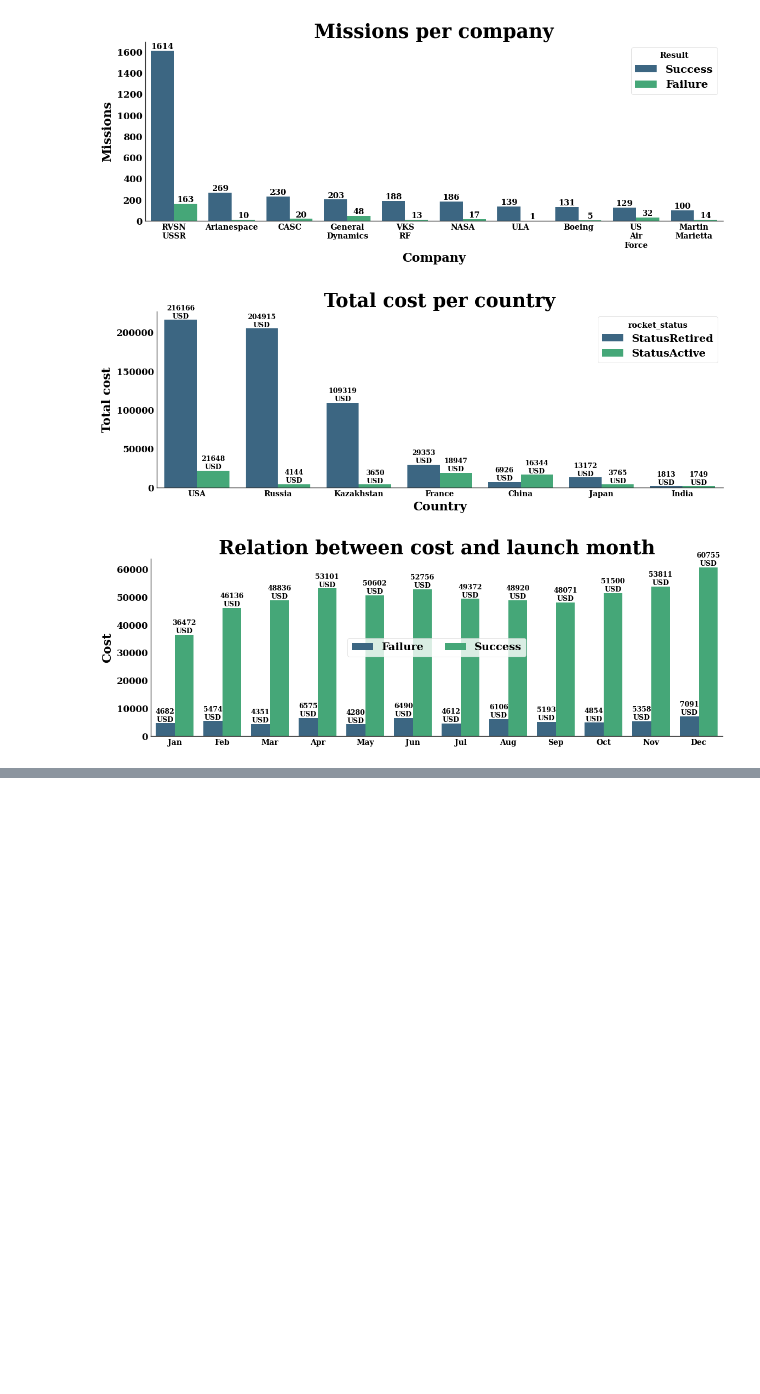
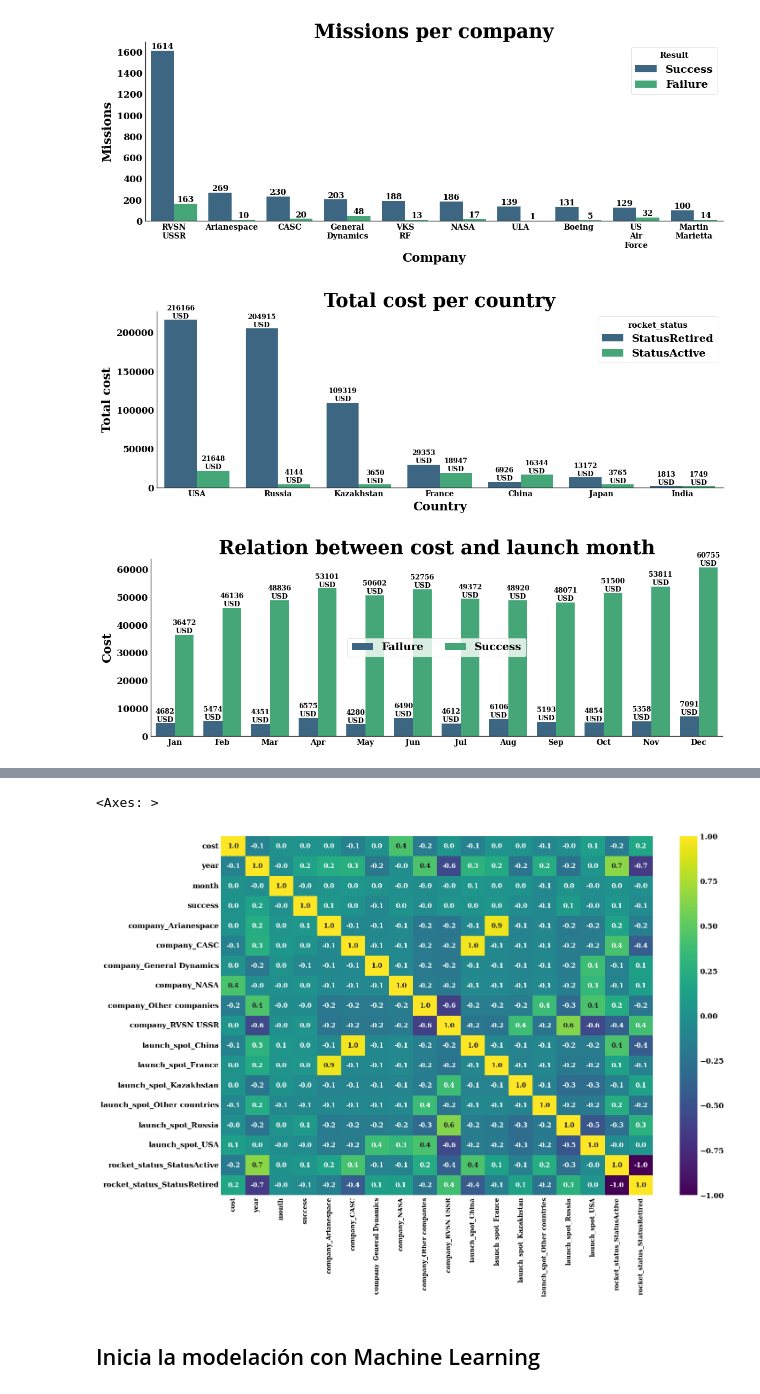
Before and after one commit to pablocarmona1527/Data_analyst, a Jupyter notebook: space_missions_predictions.ipynb, the cells around one changed output, grey strips where cells are left out. Cells and saved outputs as stored; diff of their text form; code cells hidden in the pictures; blank space fills up the shorter version.

```diff
--- a/space_missions_predictions.ipynb
+++ b/space_missions_predictions.ipynb
@@ -83,6 +98,12 @@ df['cost'] = df['cost'].fillna(df['cost'].mean())
 
 df['year'] = df['date'].dt.year
 df['month'] = df['date'].dt.month
+#-----Organizar los datos por fecha
+
+df = df.sort_values(by='date').reset_index(drop=True)
+
+##Soltar la columna de fechas
+df = df.drop(columns='date')
 
 #-----Obtener el país de lanzamiento de cada misión
 
@@ -107,9 +128,7 @@ changes = {'New Mexico':'USA',
 
 df['launch_spot'] = df['launch_spot'].replace(changes)
 
-#-----Organizar los datos por fecha
 
-df = df.sort_values(by='date').reset_index(drop=True)
 
 
 ##Optimizar el codigo borrando variables que ya no serán usadas
@@ -337,0 +372,35 @@ plt.plot(x_test['company'],y_predict,color='r')
+# %%
+##Recategorizar
+
+top_companies = df2['company'].value_counts(sort=True).head(5).index
+top_launch_spot = df2['launch_spot'].value_counts(sort=True).head(5).index
+
+df2['company'] = df2['company'].apply(lambda x:x if x in top_companies else 'Other companies')
+df2['launch_spot'] = df2['launch_spot'].apply(lambda x:x if x in top_launch_spot else 'Other countries')
+df2['success'] = df2['success'].apply(lambda x: True if x=='Success' else False)
+
+##Ahora sí, hacemos OneHotEncoding
+
+from sklearn.preprocessing import OneHotEncoder
+
+encoder = OneHotEncoder(sparse_output=False)
+cat = df2.select_dtypes('O')
+
+coded = encoder.fit_transform(cat[cat.columns])
+
+df_coded = pd.DataFrame(coded,columns=encoder.get_feature_names_out())
+df_dummie = pd.concat([df2.drop(columns=cat.columns),df_coded],axis=1)
+
+del coded,cat, df_coded,df2,top_companies,top_launch_spot
+# %%
+##Correlaciones entre las variables
+
+corr = df_dummie.corr()
+
+fig, ax = plt.subplots(figsize=(14,10))
+sns.heatmap(data=corr,annot=True,cmap='viridis',fmt='.1f')
+# %% [output]
+<Axes: >
+[figure, added]
+# %% [markdown]
+## Inicia la modelación con Machine Learning
```
Also changed, not shown: parts of 12 cells of this notebook.
